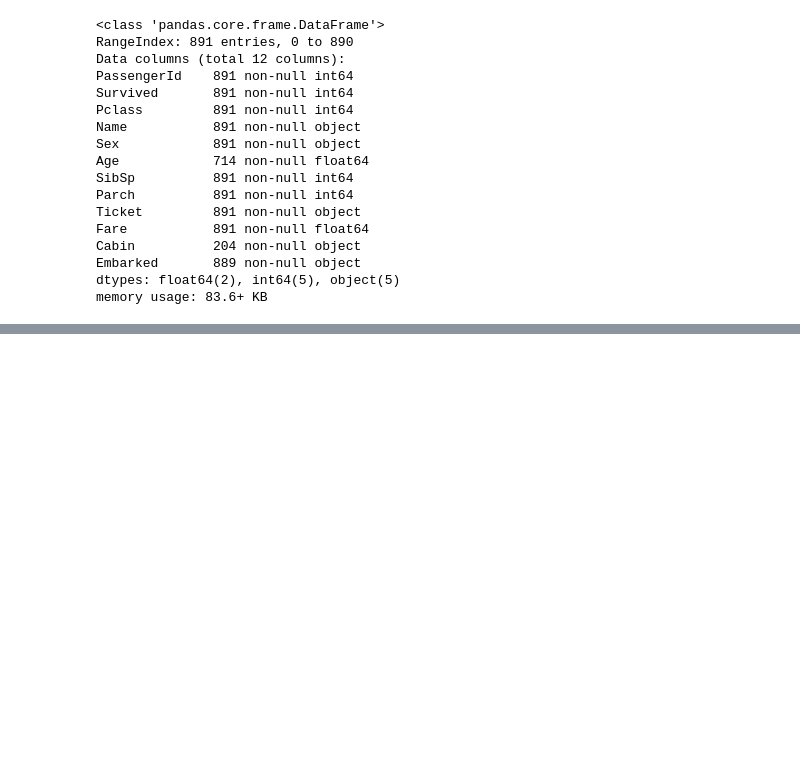
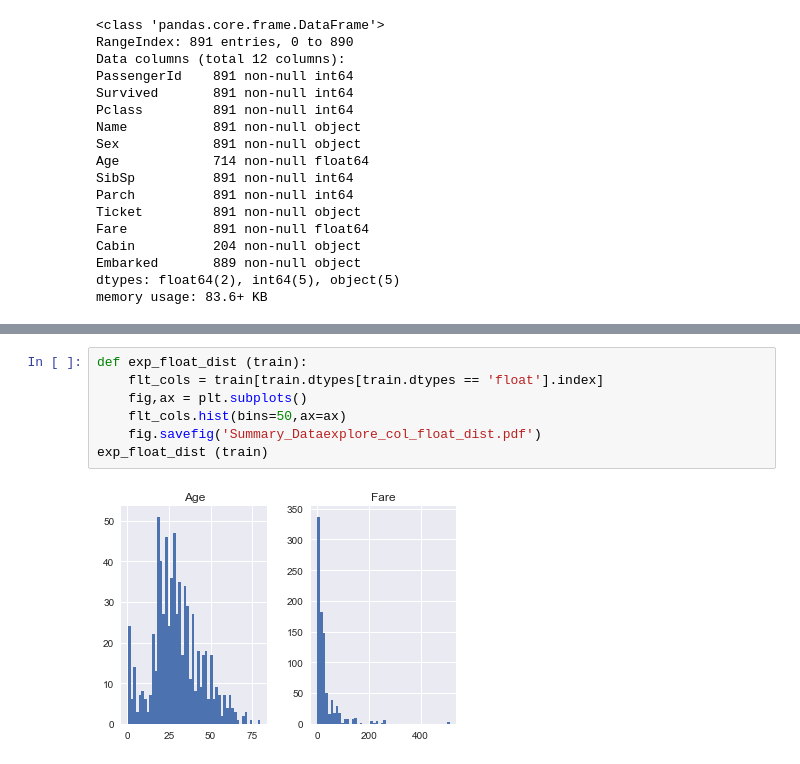
Before and after one commit to ywenlu/Titanic, a Jupyter notebook: code/Titanic.ipynb, the cells around one changed output, grey strips where cells are left out. Saved outputs shown, nothing was run; the diff lists cells and outputs as text; blank space fills up the shorter version.

```diff
--- a/code/Titanic.ipynb
+++ b/code/Titanic.ipynb
@@ -108,3 +69,12 @@ def exp_float_point (train):
+# %%
+def exp_float_dist (train):
+    flt_cols = train[train.dtypes[train.dtypes == 'float'].index]
+    fig,ax = plt.subplots()
+    flt_cols.hist(bins=50,ax=ax)
+    fig.savefig('Summary_Dataexplore_col_float_dist.pdf')
+exp_float_dist (train)
+# %% [output]
+[figure, added]
 # %%
 def exp_cate (train):
     cate= train[train.dtypes[train.dtypes == 'object'].index]
```
Also changed, not shown: parts of 8 cells of this notebook, 7 other files.
